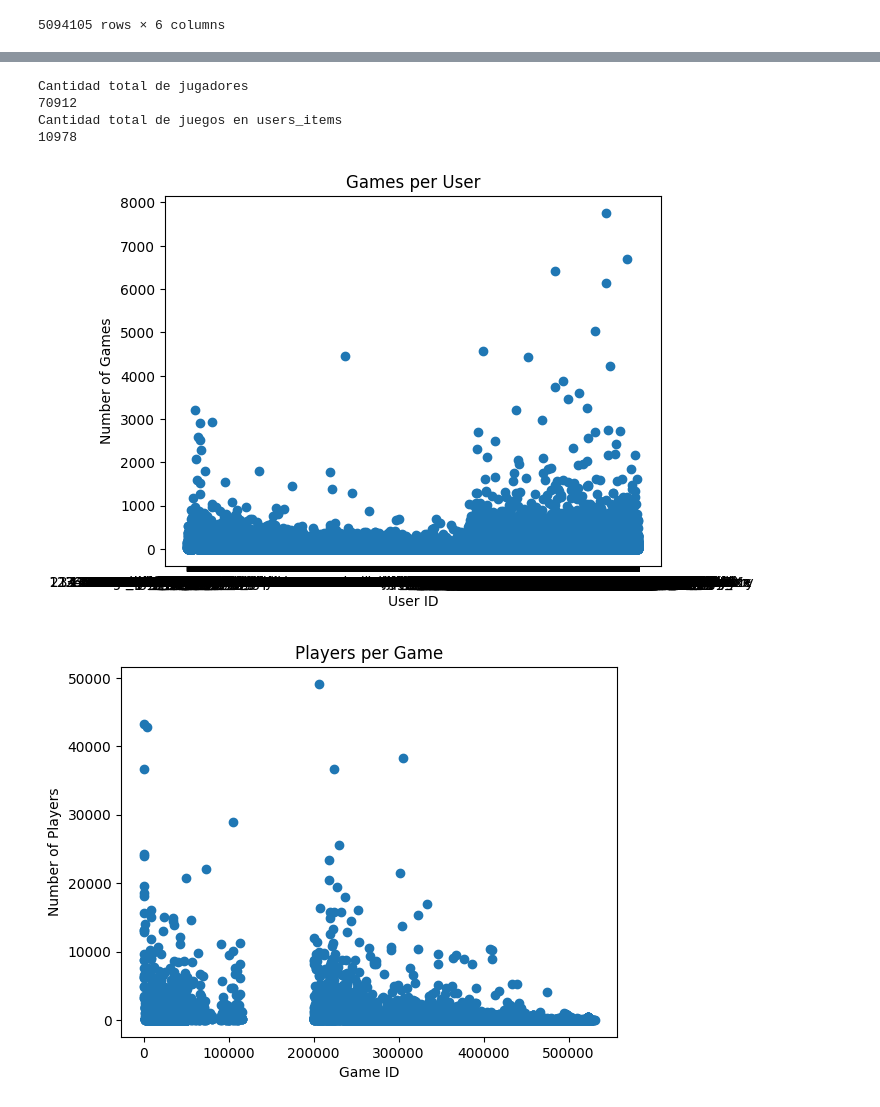
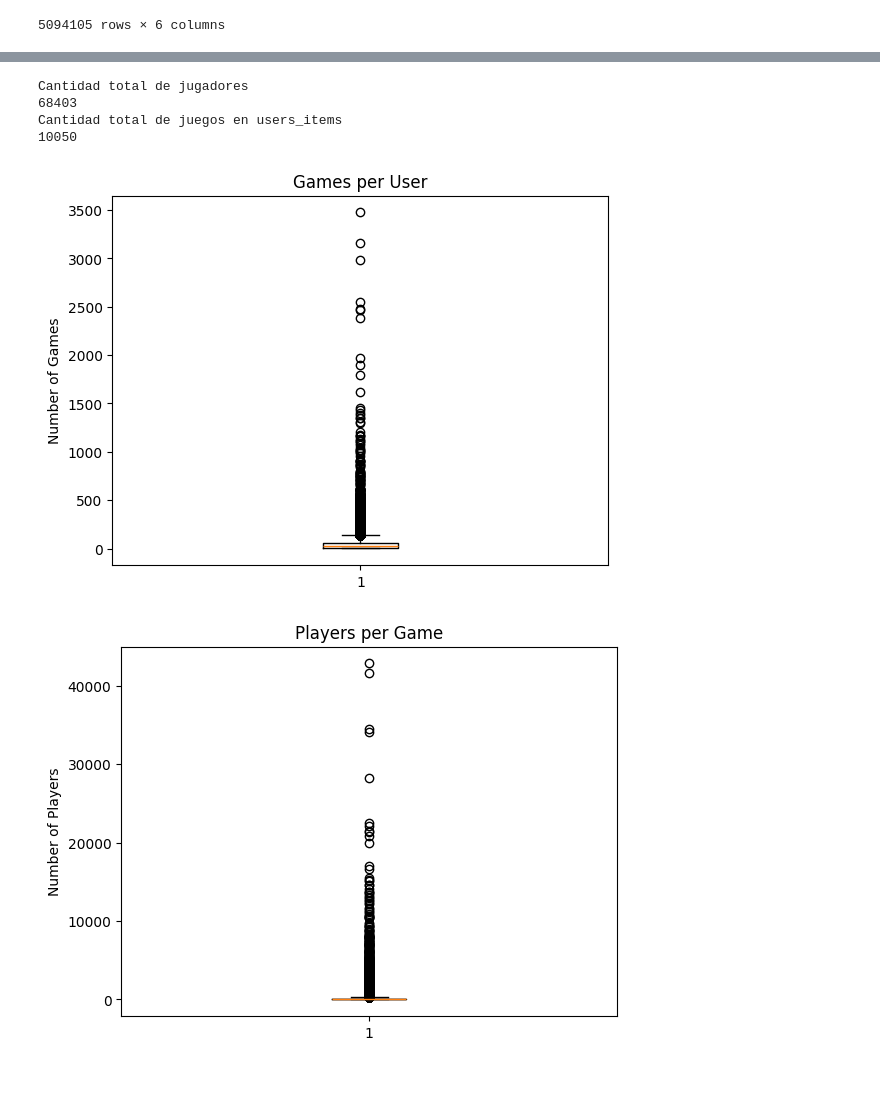
Before and after one commit to FabianRecalde/MachineLearning_Steam, a Jupyter notebook: EDA users_items.ipynb, the cells around one changed output, grey strips where cells are left out. Drawn from its saved outputs; the diff is of its cells as text; code cells hidden in the pictures; blank space fills up the shorter version.

Commit message:
EDA users_items y steam_games parcial

```diff
--- a/EDA users_items.ipynb
+++ b/EDA users_items.ipynb
@@ -136,0 +139,6 @@ Primeras y ultimas filas de users_items:
+# %%
+# Eliminar las filas donde playtime_forever es cero
+users_items = users_items[users_items['playtime_forever'] != 0]
+
+# Mostrar el DataFrame resultante
+users_items
@@ -136,0 +161,6 @@ Primeras y ultimas filas de users_items:
+# %%
+# Contar las ocurrencias de cada user_id y asignar el resultado a la columna items_count
+users_items['items_count'] = users_items.groupby('user_id')['user_id'].transform('count')
+
+# Mostrar el DataFrame resultante
+users_items
@@ -136,0 +188,6 @@ Primeras y ultimas filas de users_items:
+# %%
+# Convertir los valores de minutos a horas en la columna playtime_forever
+users_items['playtime_forever'] = users_items['playtime_forever'] / 3600
+
+# Convertir los valores de minutos a horas en la columna playtime_2weeks
+users_items['playtime_2weeks'] = users_items['playtime_2weeks'] / 3600
@@ -150,46 +236,42 @@ players_count = users_items['user_id'].nunique()
 print('Cantidad total de jugadores')
 print(players_count)
 
 # Cantidad total de juegos en users_items
 games_count = users_items['item_id'].nunique()
 print('Cantidad total de juegos en users_items')
 print(games_count)
 
-# Gráfico: Cantidad de juegos por usuario (scatter plot)
+# Gráfico: Cantidad de juegos por usuario (boxplot)
 games_per_user = users_items.groupby('user_id')['item_id'].nunique()
-plt.scatter(games_per_user.index, games_per_user.values)
+plt.boxplot(games_per_user.values)
 plt.title('Games per User')
-plt.xlabel('User ID')
 plt.ylabel('Number of Games')
 plt.show()
 
-# Gráfico: Cantidad de jugadores por juego (scatter plot)
+# Gráfico: Cantidad de jugadores por juego (boxplot)
 players_per_game = users_items.groupby('item_id')['user_id'].nunique()
-plt.scatter(players_per_game.index, players_per_game.values)
+plt.boxplot(players_per_game.values)
 plt.title('Players per Game')
-plt.xlabel('Game ID')
 plt.ylabel('Number of Players')
 plt.show()
 
-# Gráfico: Cantidad de horas por jugador (scatter plot)
+# Gráfico: Cantidad de horas por jugador (boxplot)
 hours_per_player = users_items.groupby('user_id')['playtime_forever'].sum()
-plt.scatter(hours_per_player.index, hours_per_player.values)
+plt.boxplot(hours_per_player.values)
 plt.title('Hours per Player')
-plt.xlabel('User ID')
 plt.ylabel('Hours Played')
 plt.show()
 
-# Gráfico: Cantidad de horas por juego (scatter plot)
+# Gráfico: Cantidad de horas por juego (boxplot)
 hours_per_game = users_items.groupby('item_id')['playtime_forever'].sum()
-plt.scatter(hours_per_game.index, hours_per_game.values)
+plt.boxplot(hours_per_game.values)
 plt.title('Hours per Game')
-plt.xlabel('Game ID')
 plt.ylabel('Hours Played')
 plt.show()
 # %% [output]
 Cantidad total de jugadores
-70912
+68403
 Cantidad total de juegos en users_items
-10978
+10050
-[figure, old version]
+[figure, new version]
-[figure, old version]
+[figure, new version]
```
Also changed, not shown: parts of 13 cells of this notebook, 4 other files.
